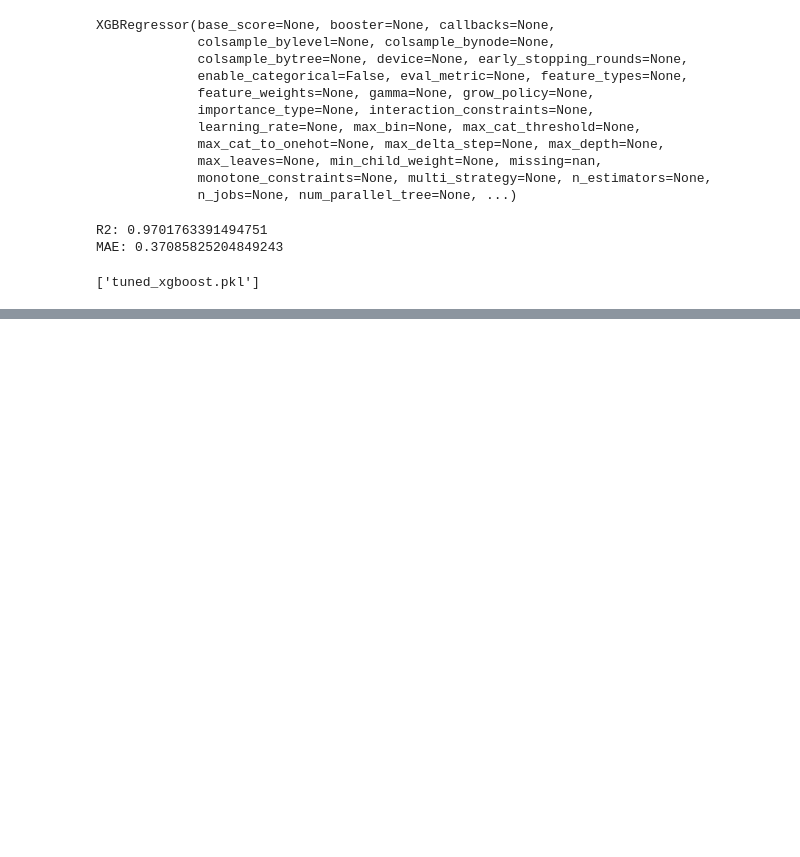
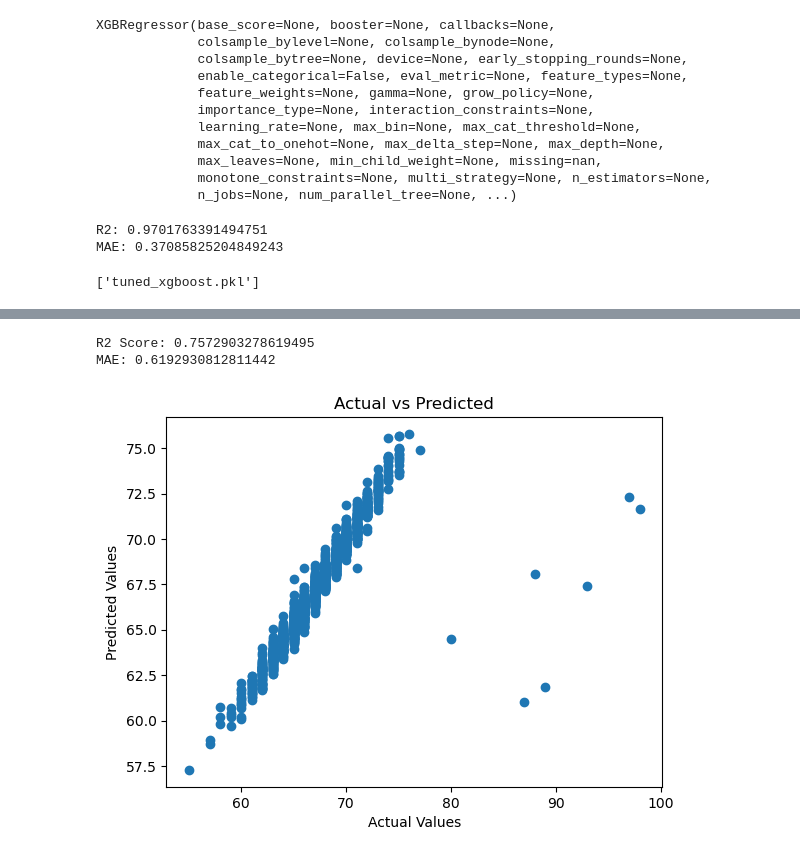
Before and after one commit to misnasherin988-tech/interns, a Jupyter notebook: studentsexamscore.ipynb, the cells around one changed output, grey strips where cells are left out. Drawn from its saved outputs; the diff is of its cells as text; code cells hidden in the pictures; blank space fills up the shorter version.

```diff
--- a/studentsexamscore.ipynb
+++ b/studentsexamscore.ipynb
@@ -685,0 +990,4 @@ And if memory is not enough, you can set `force_col_wise=true`.
+# %%
+from catboost import CatBoostRegressor
+
+model = CatBoostRegressor(verbose=0)
@@ -685,0 +1000,21 @@ And if memory is not enough, you can set `force_col_wise=true`.
+# %%
+from sklearn.model_selection import RandomizedSearchCV
+
+param_dist = {
+    'depth': [4, 6, 8],
+    'learning_rate': [0.01, 0.03, 0.05],
+    'iterations': [500, 1000],
+}
+
+random_search = RandomizedSearchCV(
+    model,
+    param_distributions=param_dist,
+    n_iter=5,
+    cv=3,
+    scoring='r2',
+    n_jobs=-1,
+    random_state=42
+)
+
+# ✅ No cat_features used
+random_search.fit(X_train, y_train)
@@ -685,0 +1029,3 @@ And if memory is not enough, you can set `force_col_wise=true`.
+# %%
+best_model = random_search.best_estimator_
+print("Best Params:", random_search.best_params_)
@@ -685,0 +1044,2 @@ And if memory is not enough, you can set `force_col_wise=true`.
+# %%
+y_pred = best_model.predict(X_test)
@@ -685,0 +1083,18 @@ And if memory is not enough, you can set `force_col_wise=true`.
+# %%
+from sklearn.metrics import r2_score, mean_absolute_error
+
+print("R2 Score:", r2_score(y_test, y_pred))
+print("MAE:", mean_absolute_error(y_test, y_pred))
+# %% [output]
+R2 Score: 0.7572903278619495
+MAE: 0.6192930812811442
+# %%
+import matplotlib.pyplot as plt
+
+plt.scatter(y_test, y_pred)
+plt.xlabel("Actual Values")
+plt.ylabel("Predicted Values")
+plt.title("Actual vs Predicted")
+plt.show()
+# %% [output]
+[figure, added]
```
Also changed, not shown: parts of 44 cells of this notebook, 18 other files.
